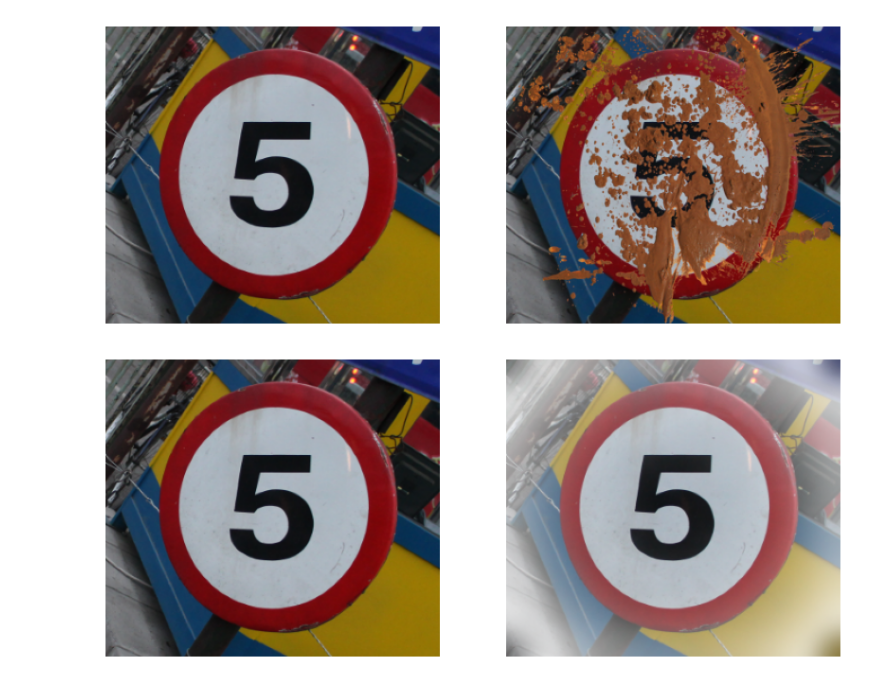
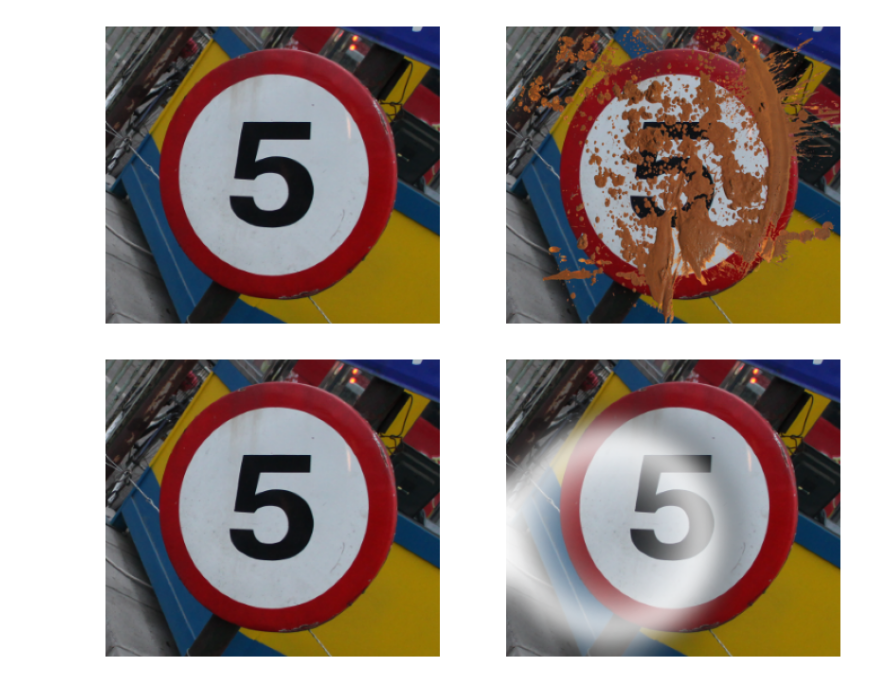
Before and after one commit to piluguji/CNN_fuzzer, a Jupyter notebook: fuzzing.ipynb, the cells around one changed output. Cells and saved outputs as stored; diff of their text form; code cells hidden in the pictures.

Commit message:
trying fuzzing on image

```diff
--- a/fuzzing.ipynb
+++ b/fuzzing.ipynb
@@ -116,30 +116,32 @@ display_images([img, mud_image])
 # %%
 from PIL import Image, ImageDraw, ImageFilter
 
-def add_glare(image, center=None, radius=200, intensity=0.6):
+def add_glare(image, center=None, intensity=0.6):
     width, height = image.size
+
+    radius = int(min(width, height) * 0.4)  # Radius of glare effect
 
     # Default to top-right if no center provided
     if center is None:
-        center = (int(0.8 * width), int(0.2 * height))
+        center = (random.randint(0, width), random.randint(0, height))
 
     # Create glare (white circle with gradient transparency)
     glare = Image.new("RGBA", (width, height), (0, 0, 0, 0))
     draw = ImageDraw.Draw(glare)
 
     for i in range(radius, 0, -1):
         alpha = int(255 * intensity * (i / radius)**2)
         draw.ellipse(
             [center[0] - i, center[1] - i, center[0] + i, center[1] + i],
             fill=(255, 255, 255, alpha)
         )
 
     glare = glare.filter(ImageFilter.GaussianBlur(15))
     combined = Image.alpha_composite(image, glare)
 
     return combined
 
-glare = add_glare(img, intensity=1)
+glare = add_glare(img, intensity=1.5)
 display_images([img, glare])
 # %% [output]
-[figure, old version]
+[figure, new version]
```
Also changed, not shown: 2 other files.
